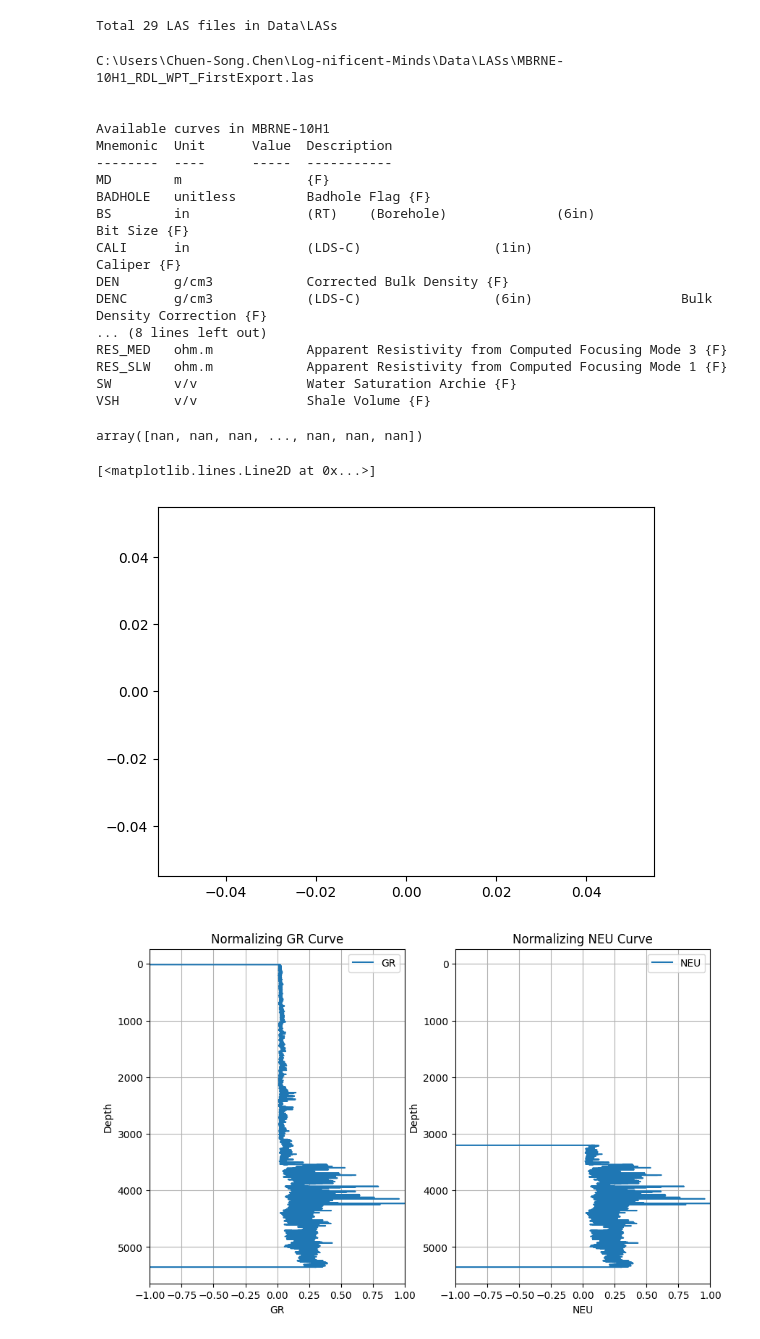
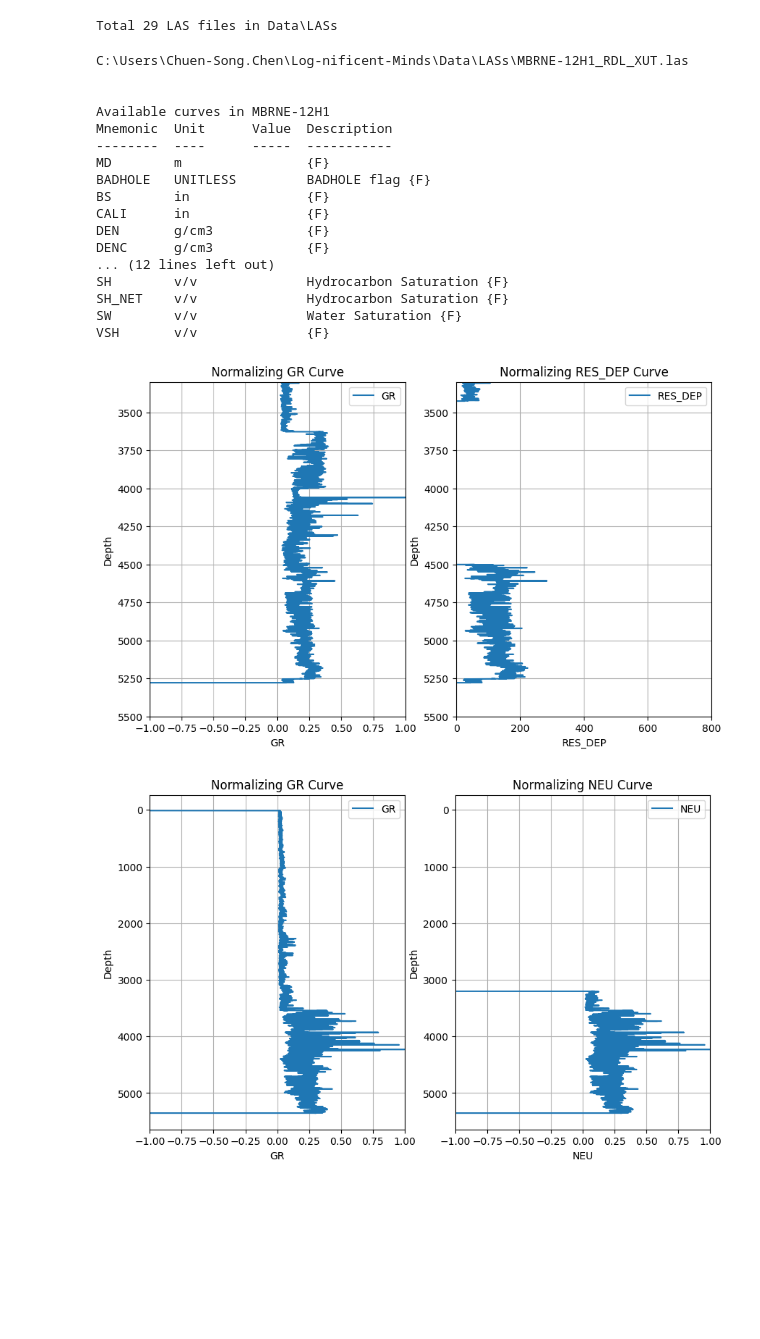
Before and after one commit to NastikD/Log-nificent-Minds, a Jupyter notebook: Shelle_Log-nificent-Minds_Test2_Log_Curves.ipynb, the cells around one changed output. Saved outputs shown, nothing was run; the diff lists cells and outputs as text; code cells hidden in the pictures; blank space fills up the shorter version.

```diff
--- a/Shelle_Log-nificent-Minds_Test2_Log_Curves.ipynb
+++ b/Shelle_Log-nificent-Minds_Test2_Log_Curves.ipynb
@@ -24,7 +24,7 @@ print(f"Total {total_files} LAS files in {input_path}")
 Total 29 LAS files in Data\LASs
 # %%
 # Pick a log file, n = 0 -- 28"
-n = 0
+n = 2
 las_file = list_of_LAS_files[n]
 print(las_file)
 las =  lasio.read(las_file)
@@ -35,33 +35,64 @@ print("\n")
 print(f"Available curves in {well_info["WELL"]}")
 print(curves)
 # %% [output]
-C:\Users\Chuen-Song.Chen\Log-nificent-Minds\Data\LASs\MBRNE-10H1_RDL_WPT_FirstExport.las
+C:\Users\Chuen-Song.Chen\Log-nificent-Minds\Data\LASs\MBRNE-12H1_RDL_XUT.las
 
 
-Available curves in MBRNE-10H1
+Available curves in MBRNE-12H1
 Mnemonic  Unit      Value  Description
 --------  ----      -----  -----------
 MD        m                {F}
-BADHOLE   unitless         Badhole Flag {F}
-BS        in               (RT)    (Borehole)              (6in)                   Bit Size {F}
-CALI      in               (LDS-C)                 (1in)                   Caliper {F}
-DEN       g/cm3            Corrected Bulk Density {F}
-DENC      g/cm3            (LDS-C)                 (6in)                   Bulk Density Correction {F}
-... (8 lines left out)
-RES_MED   ohm.m            Apparent Resistivity from Computed Focusing Mode 3 {F}
-RES_SLW   ohm.m            Apparent Resistivity from Computed Focusing Mode 1 {F}
-SW        v/v              Water Saturation Archie {F}
-VSH       v/v              Shale Volume {F}
+BADHOLE   UNITLESS         BADHOLE flag {F}
+BS        in               {F}
+CALI      in               {F}
+DEN       g/cm3            {F}
+DENC      g/cm3            {F}
+... (12 lines left out)
+SH        v/v              Hydrocarbon Saturation {F}
+SH_NET    v/v              Hydrocarbon Saturation {F}
+SW        v/v              Water Saturation {F}
+VSH       v/v              {F}
-# %%
-curve_data = las[curve_name]
-curve_data
-# %% [output]
-array([nan, nan, nan, ..., nan, nan, nan])
-# %%
-plt.plot(curve_data, depth, label=curve_name)
-# %% [output]
-[<matplotlib.lines.Line2D at 0x...>]
-[figure, removed]
+# %%
+# Extract the specific curve data (e.g., 'GR' for Gamma Ray)
+curve_name = "GR"  # Replace 'GR' with the name of the curve you want to plot
+curve_name2 = "RES_DEP"
+depth = las['MD']
+curve_data = las[curve_name]
+curve_data2 = las[curve_name2]
+
+# Data cleaning for NaN
+curve_data = np.where(np.isnan(curve_data), -9999, curve_data)
+curve_data2 = np.where(np.isnan(curve_data2), -9999, curve_data)
+#normalizing curve by its maximum values
+curve_data = curve_data/np.max(curve_data)
+curve_data2 = curve_data2 #/np.max(curve_data2)
+
+# Plot the specific curve
+plt.figure(figsize=(10, 6))
+plt.subplot(1,2,1)
+plt.plot(curve_data, depth, label=curve_name)
+plt.gca().invert_yaxis()  # Invert y-axis to have depth increasing downwards
+plt.title(f'Normalizing {curve_name} Curve')
+plt.xlabel(curve_name)
+plt.ylabel('Depth')
+plt.xlim(-1.0,1.0)
+plt.ylim(5500,3300)
+plt.legend()
+plt.grid()
+plt.subplot(1,2,2)
+plt.plot(curve_data2, depth, label=curve_name2)
+plt.gca().invert_yaxis()  # Invert y-axis to have depth increasing downwards
+plt.title(f'Normalizing {curve_name2} Curve')
+plt.xlabel(curve_name2)
+plt.ylabel('Depth')
+plt.xlim(-1.0,800.0)
+plt.ylim(5500,3300)
+plt.legend()
+plt.grid()
+plt.savefig('temp\\well_curves3.png', dpi=300, transparent=True)
+plt.show()
+# %% [output]
+[figure, added]
 # %%
 # Extract the specific curve data (e.g., 'GR' for Gamma Ray)
 curve_name = "GR"  # Replace 'GR' with the name of the curve you want to plot
```
Also changed, not shown: parts of 3 cells of this notebook, 2 other files.
